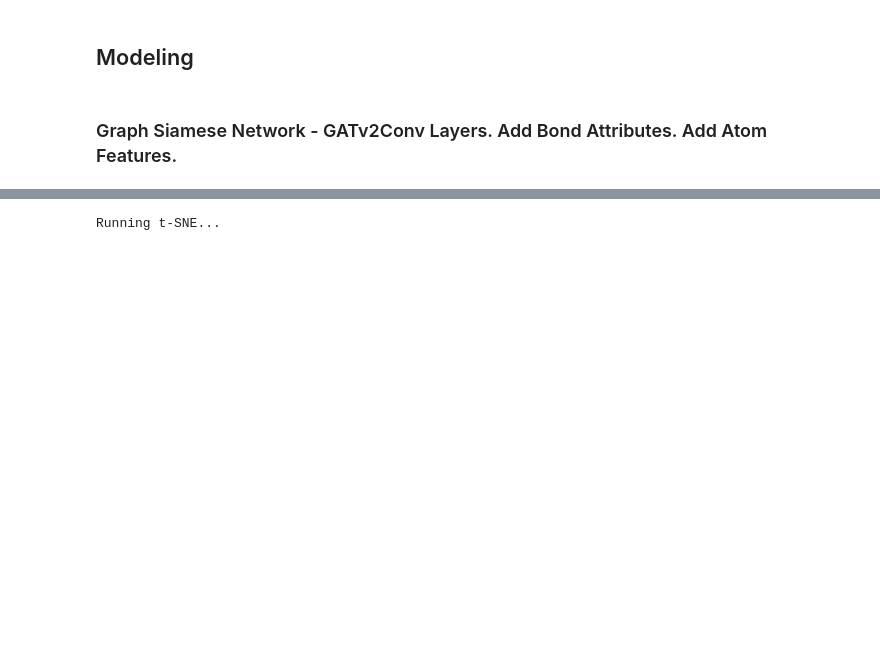
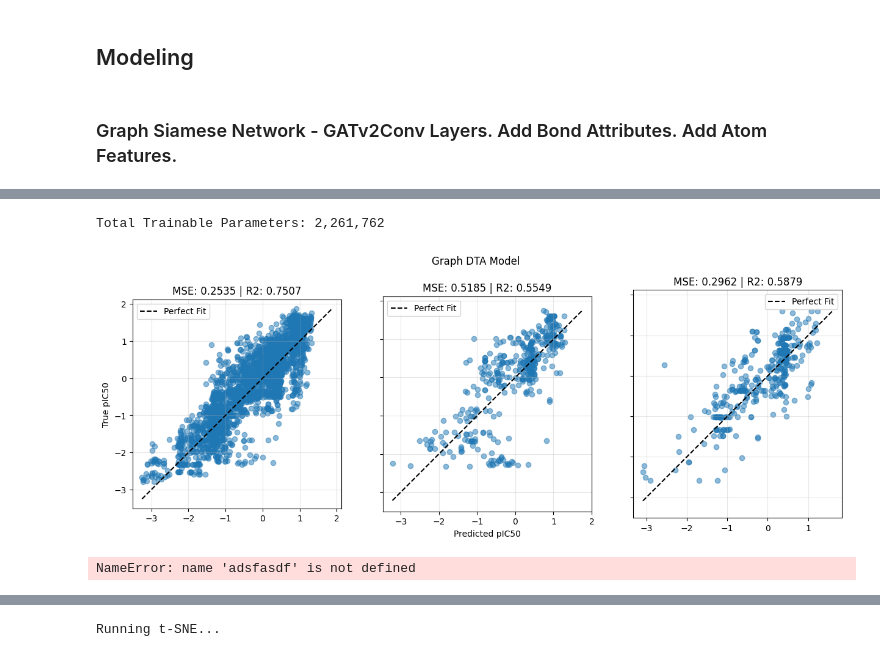
Before and after one commit to Djtrainer/cancer_research, a Jupyter notebook: notebooks/mdm2_breaker_model_eda.ipynb, the cells around one changed output, grey strips where cells are left out. Saved outputs shown, nothing was run; the diff lists cells and outputs as text; code cells hidden in the pictures; blank space fills up the shorter version.

```diff
--- a/notebooks/mdm2_breaker_model_eda.ipynb
+++ b/notebooks/mdm2_breaker_model_eda.ipynb
@@ -222,3 +300,42 @@ RuntimeError: Connection refused
+# %%
+checkpoint_path = "checkpoints/GraphDTA-updated-v1.ckpt"
+
+# 1. Load the raw checkpoint
+checkpoint = torch.load(checkpoint_path)
+state_dict = checkpoint["state_dict"]
+
+# 2. Fix the keys (Remove "model." prefix)
+new_state_dict = {}
+for key, value in state_dict.items():
+    if key.startswith("model."):
+        # Strip the first 6 characters ("model.")
+        new_key = key[6:]
+        new_state_dict[new_key] = value
+
+# 3. Initialize your raw model
+model = GraphDTAModel(molecule_in_channels=9)
+
+# 4. Load the cleaned weights
+model.load_state_dict(new_state_dict)
+
+total_params = sum(p.numel() for p in model.parameters() if p.requires_grad)
+print(f"\nTotal Trainable Parameters: {total_params:,}")
+
+model.eval()
+
+plot_predictions(
+    model,
+    (train_loader_v5, val_loader_v5, test_loader_v5),
+    mdm2_tensor,
+    "Graph DTA Model",
+)
+# %% [output]
+Total Trainable Parameters: 2,261,762
+[figure, added]
+# %%
+adsfasdf
+# %% [output]
+NameError: name 'adsfasdf' is not defined
 # %%
 def plot_latent_space(model, test_indices, mol_data):
     embeddings = []
```
Also changed, not shown: parts of 12 cells of this notebook, 7 other files.
